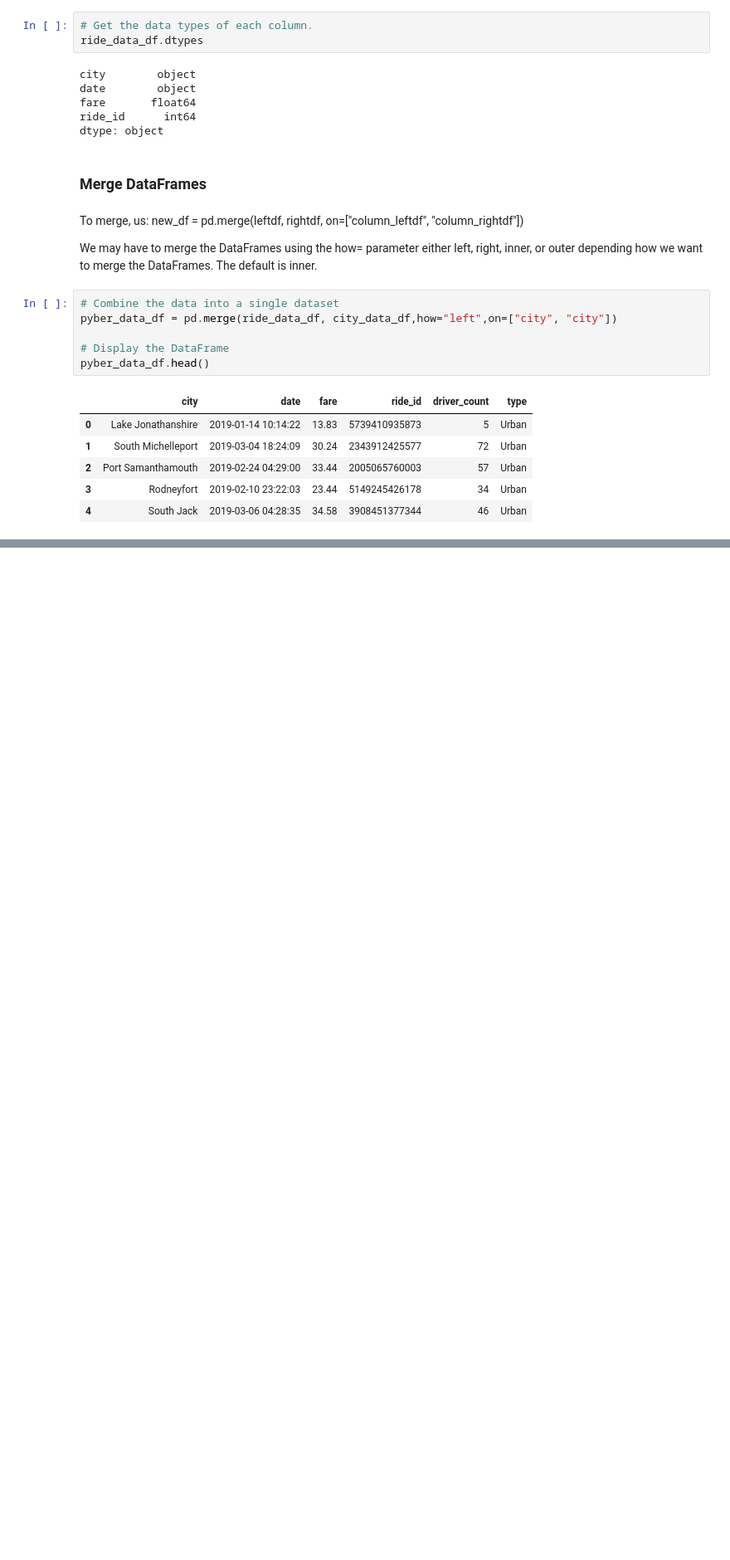
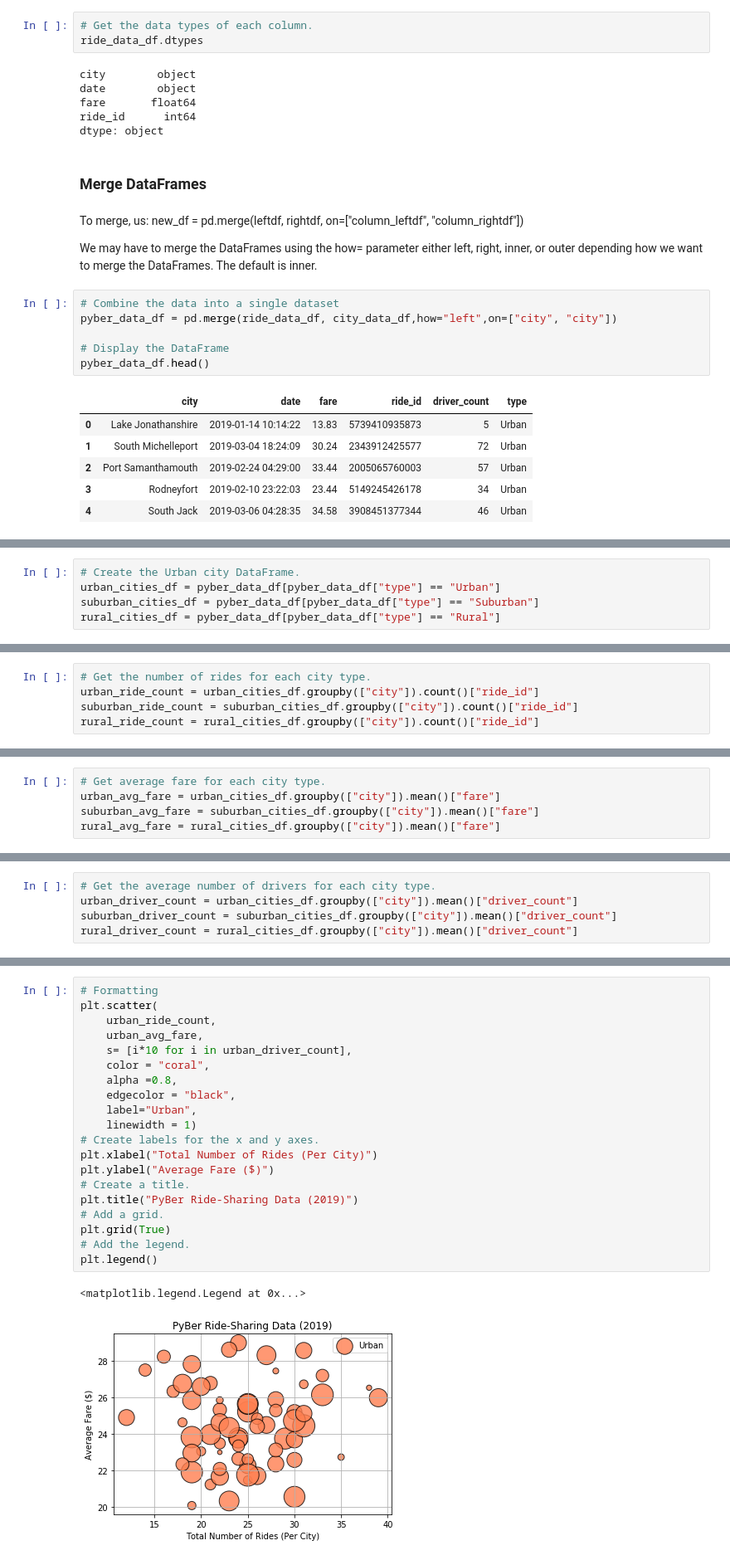
Before and after one commit to markeiabc/PyBer_Analysis, a Jupyter notebook: PyBer.ipynb, the cells around one changed output, grey strips where cells are left out. Shown: that part at 83% size. Cells and saved outputs as stored; diff of their text form; blank space fills up the shorter version.

Commit message:
bubble charts created to show driver count per city

```diff
--- a/PyBer.ipynb
+++ b/PyBer.ipynb
@@ -144,0 +147,5 @@ pyber_data_df.head()
+# %%
+# Create the Urban city DataFrame.
+urban_cities_df = pyber_data_df[pyber_data_df["type"] == "Urban"]
+suburban_cities_df = pyber_data_df[pyber_data_df["type"] == "Suburban"]
+rural_cities_df = pyber_data_df[pyber_data_df["type"] == "Rural"]
@@ -144,0 +154,5 @@ pyber_data_df.head()
+# %%
+# Get the number of rides for each city type.
+urban_ride_count = urban_cities_df.groupby(["city"]).count()["ride_id"]
+suburban_ride_count = suburban_cities_df.groupby(["city"]).count()["ride_id"]
+rural_ride_count = rural_cities_df.groupby(["city"]).count()["ride_id"]
@@ -144,0 +161,5 @@ pyber_data_df.head()
+# %%
+# Get average fare for each city type.
+urban_avg_fare = urban_cities_df.groupby(["city"]).mean()["fare"]
+suburban_avg_fare = suburban_cities_df.groupby(["city"]).mean()["fare"]
+rural_avg_fare = rural_cities_df.groupby(["city"]).mean()["fare"]
@@ -144,0 +168,5 @@ pyber_data_df.head()
+# %%
+# Get the average number of drivers for each city type.
+urban_driver_count = urban_cities_df.groupby(["city"]).mean()["driver_count"]
+suburban_driver_count = suburban_cities_df.groupby(["city"]).mean()["driver_count"]
+rural_driver_count = rural_cities_df.groupby(["city"]).mean()["driver_count"]
@@ -144,0 +180,23 @@ pyber_data_df.head()
+# %%
+# Formatting
+plt.scatter(
+    urban_ride_count,
+    urban_avg_fare,
+    s= [i*10 for i in urban_driver_count],
+    color = "coral",
+    alpha =0.8,
+    edgecolor = "black",
+    label="Urban",
+    linewidth = 1)
+# Create labels for the x and y axes.
+plt.xlabel("Total Number of Rides (Per City)")
+plt.ylabel("Average Fare ($)")
+# Create a title.
+plt.title("PyBer Ride-Sharing Data (2019)")
+# Add a grid.
+plt.grid(True)
+# Add the legend.
+plt.legend()
+# %% [output]
+<matplotlib.legend.Legend at 0x...>
+[figure, added]
```
Also changed, not shown: parts of 15 cells of this notebook, 1 other file.
